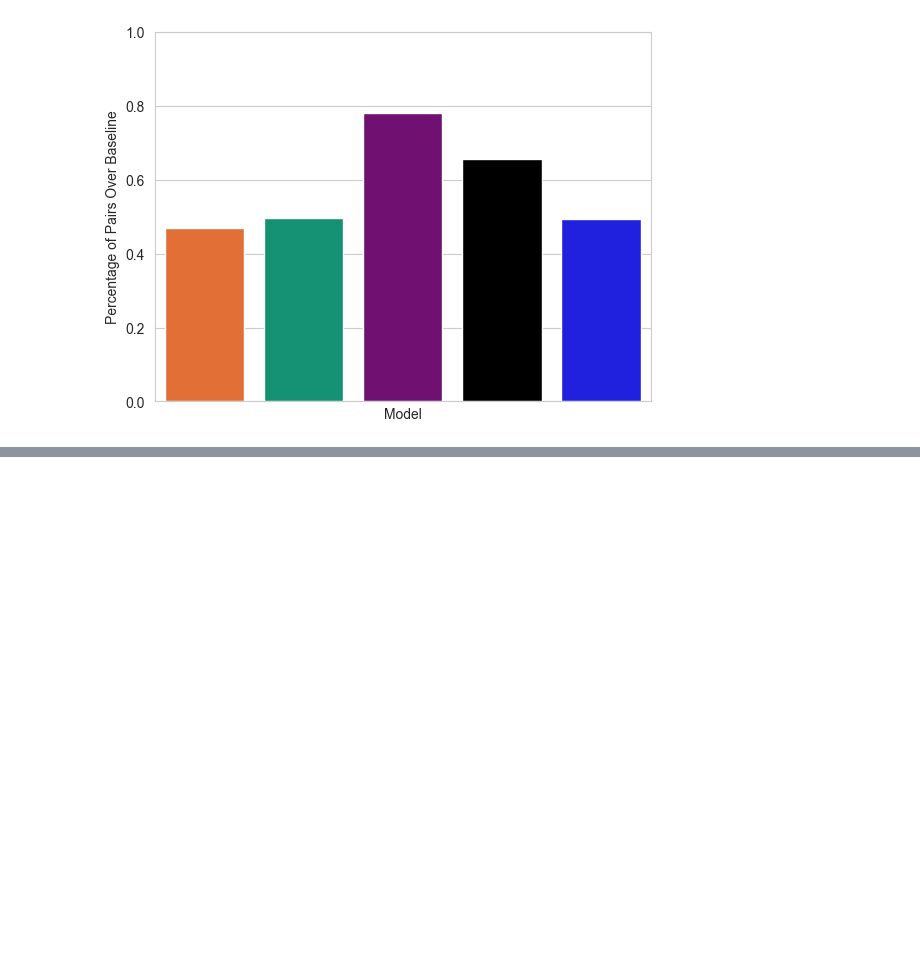
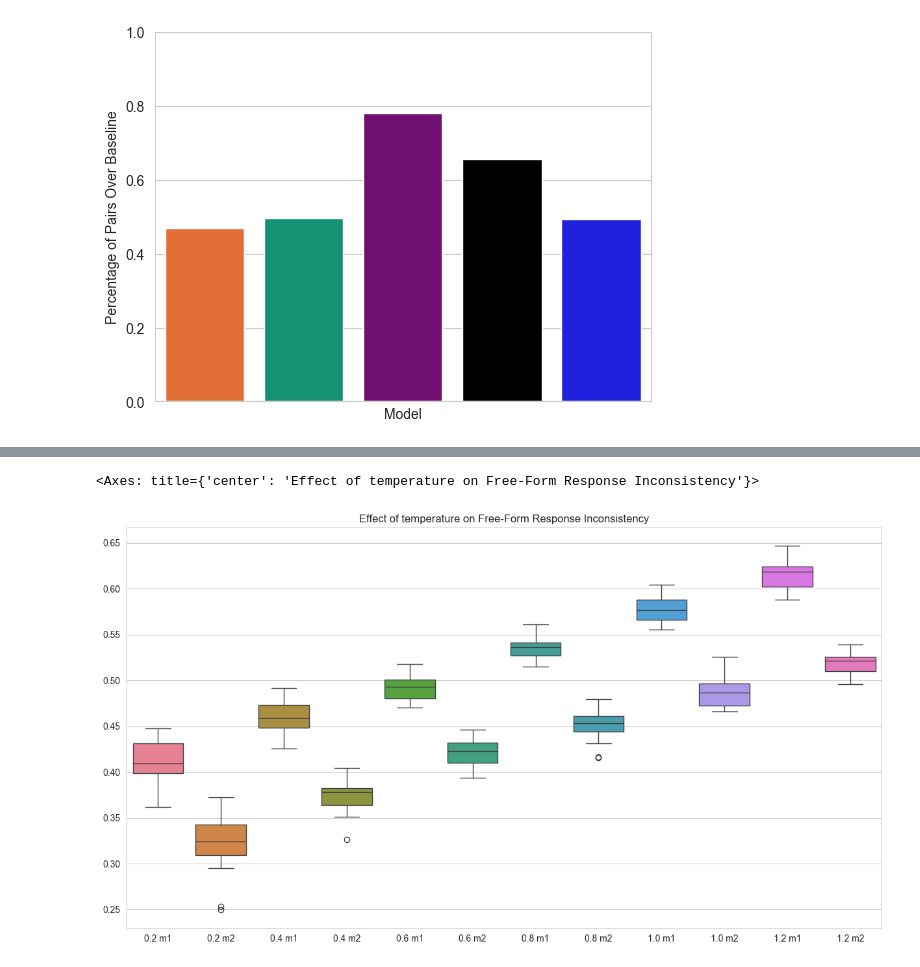
Before and after one commit to aashrivastava/LLMWargamingInconsistency, a Jupyter notebook: notebooks/EVALS.ipynb, the cells around one changed output, grey strips where cells are left out. Drawn from its saved outputs; the diff is of its cells as text; code cells hidden in the pictures; blank space fills up the shorter version.

```diff
--- a/notebooks/EVALS.ipynb
+++ b/notebooks/EVALS.ipynb
@@ -996,0 +1110,23 @@ tensor(0.5951)
+# %%
+temps = [
+    get_means(f'/Users/aryanshrivastava/Desktop/LLMWargamingConfidence/logging/outputs/v4/gpt4omini/free/revisionist/gpt4omini-free-True-20-{t}/main', '', 'berts') \
+        for t in ['0.2', '0.4', '0.6', '0.8', '1.0', '1.2']
+]
+data = temps[0] + temps[1] + temps[2] + temps[3] + temps[4] + temps[5]
+
+data = pd.DataFrame(data).T
+data.columns = [
+    '0.2 m1', '0.2 m2',
+    '0.4 m1', '0.4 m2',
+    '0.6 m1', '0.6 m2',
+    '0.8 m1', '0.8 m2',
+    '1.0 m1', '1.0 m2',
+    '1.2 m1', '1.2 m2',
+]
+# %%
+plt.figure(figsize=(15, 8))
+plt.title('Effect of temperature on Free-Form Response Inconsistency')
+sns.boxplot(data)
+# %% [output]
+<Axes: title={'center': 'Effect of temperature on Free-Form Response Inconsistency'}>
+[figure, added]
```
Also changed, not shown: parts of 23 cells of this notebook, 23 other files.
